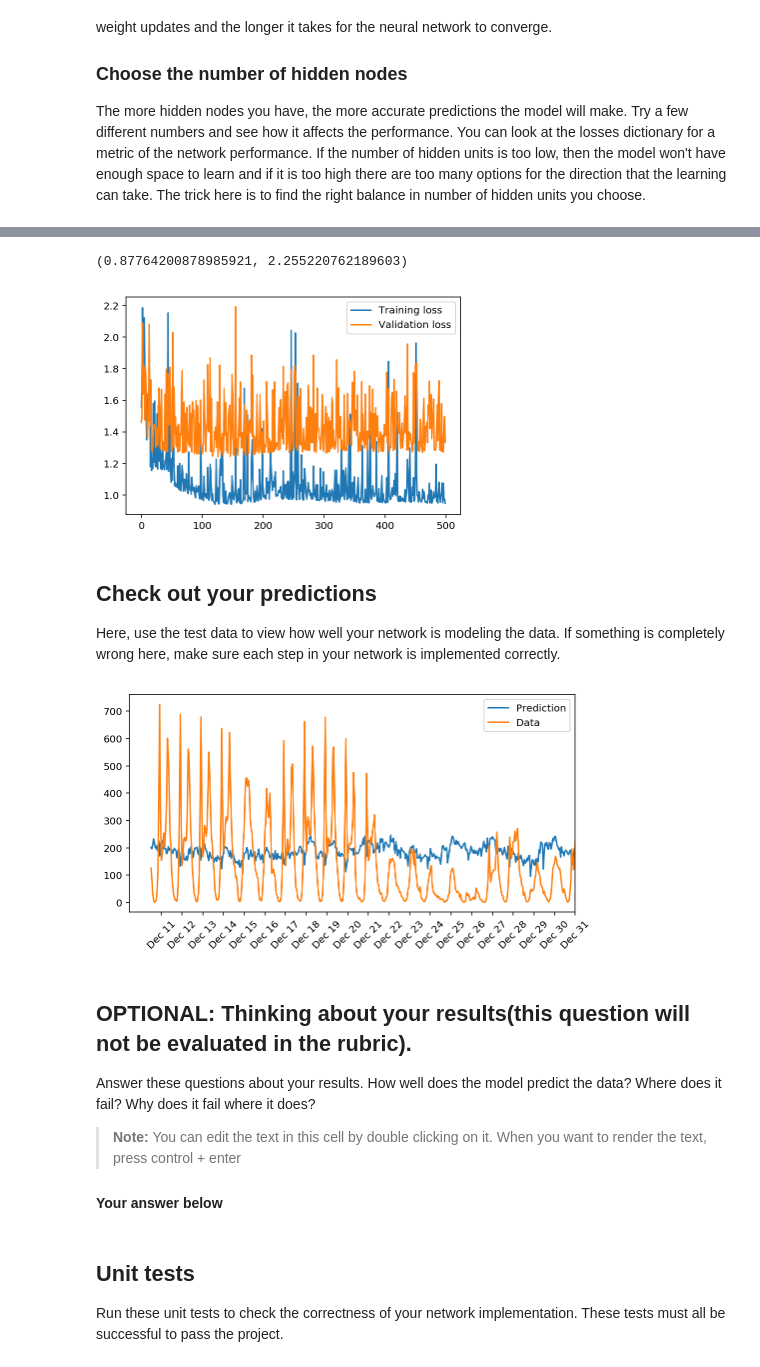
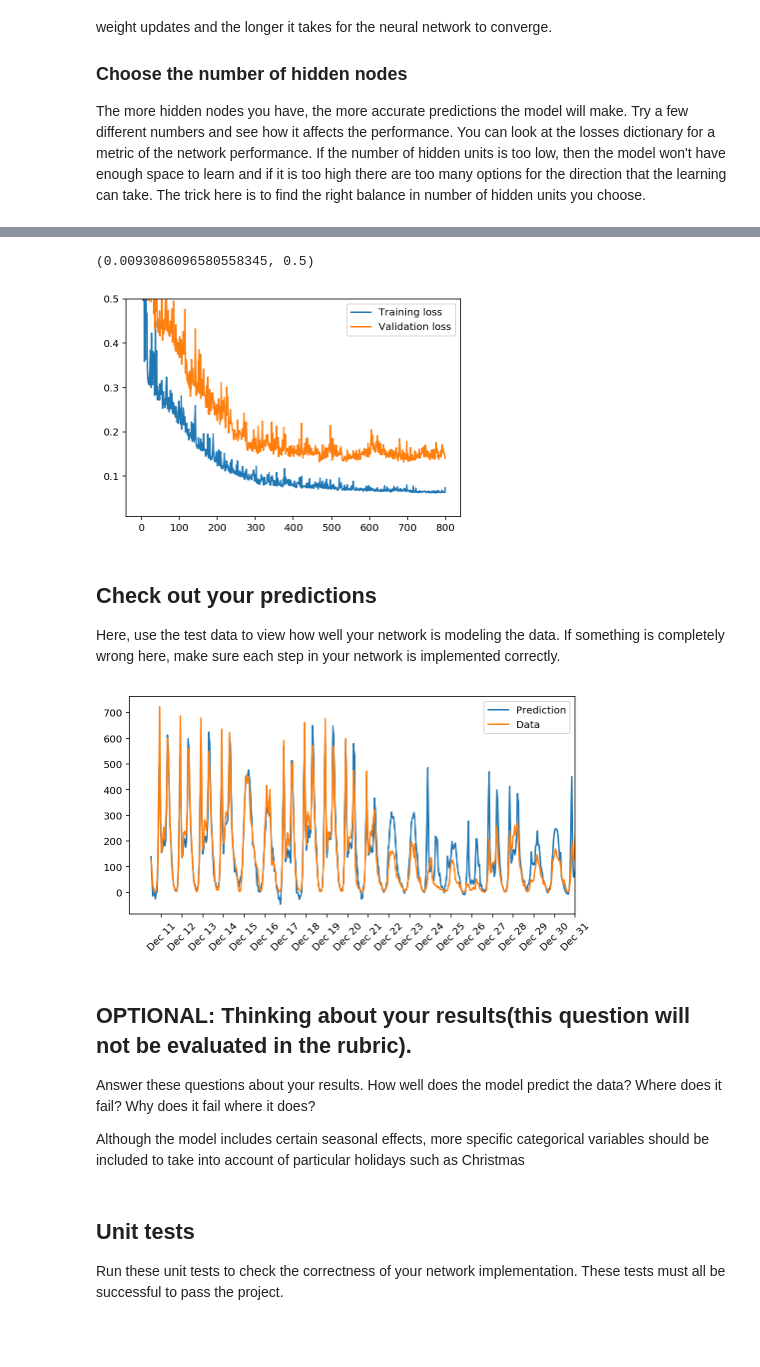
Before and after one commit to David-Loughnane/udacity_dlnd_project1, a Jupyter notebook: dlnd-your-first-network/DLND Your first neural network.ipynb, the cells around one changed output, grey strips where cells are left out. Saved outputs shown, nothing was run; the diff lists cells and outputs as text; code cells hidden in the pictures; blank space fills up the shorter version.

```diff
--- a/dlnd-your-first-network/DLND Your first neural network.ipynb
+++ b/dlnd-your-first-network/DLND Your first neural network.ipynb
@@ -154,13 +154,14 @@ class NeuralNetwork(object):
 
         self.weights_input_to_hidden = np.random.normal(0.0, self.hidden_nodes**-0.5,
                                        (self.hidden_nodes, self.input_nodes))
-
         self.weights_hidden_to_output = np.random.normal(0.0, self.output_nodes**-0.5,
                                        (self.output_nodes, self.hidden_nodes))
         self.lr = learning_rate
 
         self.activation_function = lambda x : sigmoid(x)
         self.deriv_activation = lambda x: sigmoid(x)*(1-sigmoid(x))
+        self.output_activation = lambda x: x
+        self.deriv_output_activation =lambda x: 1
 
 
     def train(self, inputs_list, targets_list):
@@ -174,20 +175,18 @@ class NeuralNetwork(object):
         hidden_outputs = self.activation_function(hidden_inputs)
 
         final_inputs = np.dot(self.weights_hidden_to_output, hidden_outputs)
-        final_outputs = final_inputs
+        final_outputs = self.output_activation(final_inputs)
 
         ### Backward pass ###
-        output_delta = (final_outputs - targets_list) * self.deriv_activation(final_inputs)
-        #output_errors = (final_outputs - targets_list)
+        output_delta = np.multiply((final_outputs - targets), self.deriv_output_activation(final_inputs))
 
         ### Backpropogate error ###
-        hidden_delta = (np.transpose(self.weights_hidden_to_output) * output_delta) * \
-            self.deriv_activation(hidden_inputs)
-        #hidden_grad = hidden_errors * inputs
+        hidden_delta = np.multiply(np.dot(np.transpose(self.weights_hidden_to_output), output_delta), \
+            self.deriv_activation(hidden_inputs))
 
         ### Update the weights ###
-        self.weights_hidden_to_output -= (self.lr) * output_delta
-        self.weights_input_to_hidden -= (self.lr) * hidden_delta
+        self.weights_hidden_to_output -= (self.lr) * (np.multiply(output_delta, np.transpose(hidden_outputs)))
+        self.weights_input_to_hidden -= (self.lr) * (np.multiply(hidden_delta, np.transpose(inputs)))
 
 
     def run(self, inputs_list):
@@ -202,7 +201,6 @@ class NeuralNetwork(object):
         return final_outputs
 
 
-
 def sigmoid(x):
     return 1.0/(1.0 + np.exp(-x))
 
@@ -230,9 +228,9 @@ The more hidden nodes you have, the more accurate predictions the model will mak
 import sys
 
 ### Set the hyperparameters here ###
-epochs = 500
+epochs = 800
 learning_rate = 0.1
-hidden_nodes = 25
+hidden_nodes = 12
 output_nodes = 1
 
 N_i = train_features.shape[1]
@@ -240,6 +238,9 @@ network = NeuralNetwork(N_i, hidden_nodes, output_nodes, learning_rate)
 
 losses = {'train':[], 'validation':[]}
 for e in range(epochs):
+    if e % 100 == 0:
+        print('\n', network.lr)
+        network.lr -= .01
     # Go through a random batch of 128 records from the training data set
     batch = np.random.choice(train_features.index, size=128)
     for record, target in zip(train_features.ix[batch].values,
@@ -260,12 +276,11 @@ Progress: 99.8% ... Training loss: 0.947 ... Validation loss: 1.333
 # %%
 plt.plot(losses['train'], label='Training loss')
 plt.plot(losses['validation'], label='Validation loss')
 plt.legend()
-plt.ylim()
-#plt.ylim(ymax=0.5)
+plt.ylim(ymax=0.5)
 # %% [output]
-(0.87764200878985921, 2.255220762189603)
+(0.0093086096580558345, 0.5)
-[figure, old version]
+[figure, new version]
 # %% [markdown]
 ## Check out your predictions
 
@@ -285,15 +300,13 @@ dates = dates.apply(lambda d: d.strftime('%b %d'))
 ax.set_xticks(np.arange(len(dates))[12::24])
 _ = ax.set_xticklabels(dates[12::24], rotation=45)
 # %% [output]
-[figure, old version]
+[figure, new version]
 # %% [markdown]
 ## OPTIONAL: Thinking about your results(this question will not be evaluated in the rubric).
 
 Answer these questions about your results. How well does the model predict the data? Where does it fail? Why does it fail where it does?
 
-> **Note:** You can edit the text in this cell by double clicking on it. When you want to render the text, press control + enter
-
-#### Your answer below
+Although the model includes certain seasonal effects, more specific categorical variables should be included to take into account of particular holidays such as Christmas
 # %% [markdown]
 ## Unit tests
 
```
Also changed, not shown: parts of 2 cells of this notebook.
